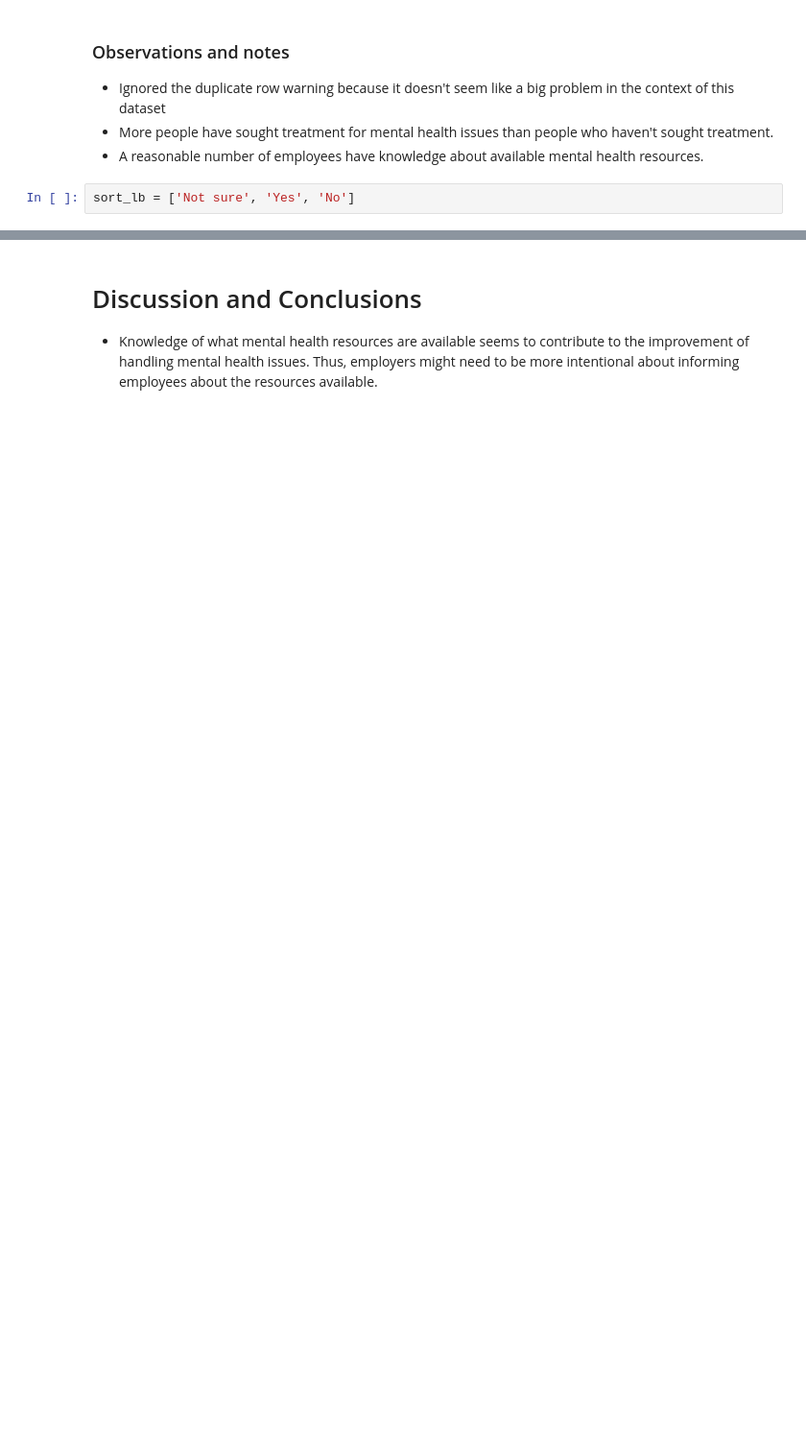
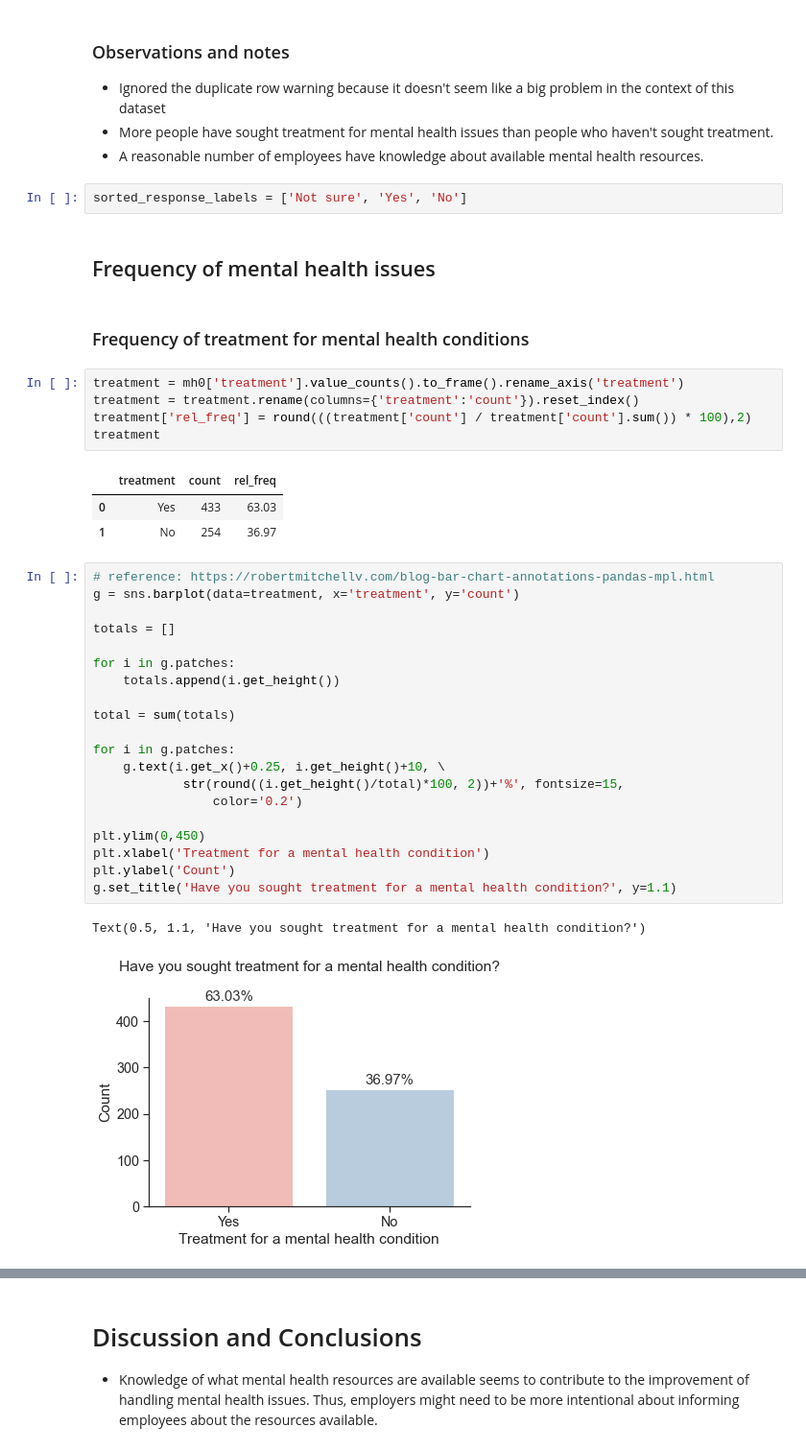
Before and after one commit to cltomiyama/MentalHealthSurvey_analysis, a Jupyter notebook: analysis/gale/analysis_notebook_gc.ipynb, the cells around one changed output, grey strips where cells are left out. Shown at 96% size. Saved outputs shown, nothing was run; the diff lists cells and outputs as text; blank space fills up the shorter version.

```diff
--- a/analysis/gale/analysis_notebook_gc.ipynb
+++ b/analysis/gale/analysis_notebook_gc.ipynb
@@ -72,4 +72,40 @@ ProfileReport(mh0).to_notebook_iframe()
 - More people have sought treatment for mental health issues than people who haven't sought treatment.
 - A reasonable number of employees have knowledge about available mental health resources.
 # %%
-sort_lb = ['Not sure', 'Yes', 'No']
+sorted_response_labels = ['Not sure', 'Yes', 'No']
+# %% [markdown]
+## Frequency of mental health issues
+# %% [markdown]
+### Frequency of treatment for mental health conditions
+# %%
+treatment = mh0['treatment'].value_counts().to_frame().rename_axis('treatment')
+treatment = treatment.rename(columns={'treatment':'count'}).reset_index()
+treatment['rel_freq'] = round(((treatment['count'] / treatment['count'].sum()) * 100),2)
+treatment
+# %% [output]
+|  | treatment | count | rel_freq |
+| 0 | Yes | 433 | 63.03 |
+| 1 | No | 254 | 36.97 |
+# %%
+# reference: https://robertmitchellv.com/blog-bar-chart-annotations-pandas-mpl.html
+g = sns.barplot(data=treatment, x='treatment', y='count')
+
+totals = []
+
+for i in g.patches:
+    totals.append(i.get_height())
+
+total = sum(totals)
+
+for i in g.patches:
+    g.text(i.get_x()+0.25, i.get_height()+10, \
+            str(round((i.get_height()/total)*100, 2))+'%', fontsize=15,
+                color='0.2')
+
+plt.ylim(0,450)
+plt.xlabel('Treatment for a mental health condition')
+plt.ylabel('Count')
+g.set_title('Have you sought treatment for a mental health condition?', y=1.1)
+# %% [output]
+Text(0.5, 1.1, 'Have you sought treatment for a mental health condition?')
+[figure, added]
```
Also changed, not shown: parts of 14 cells of this notebook.
